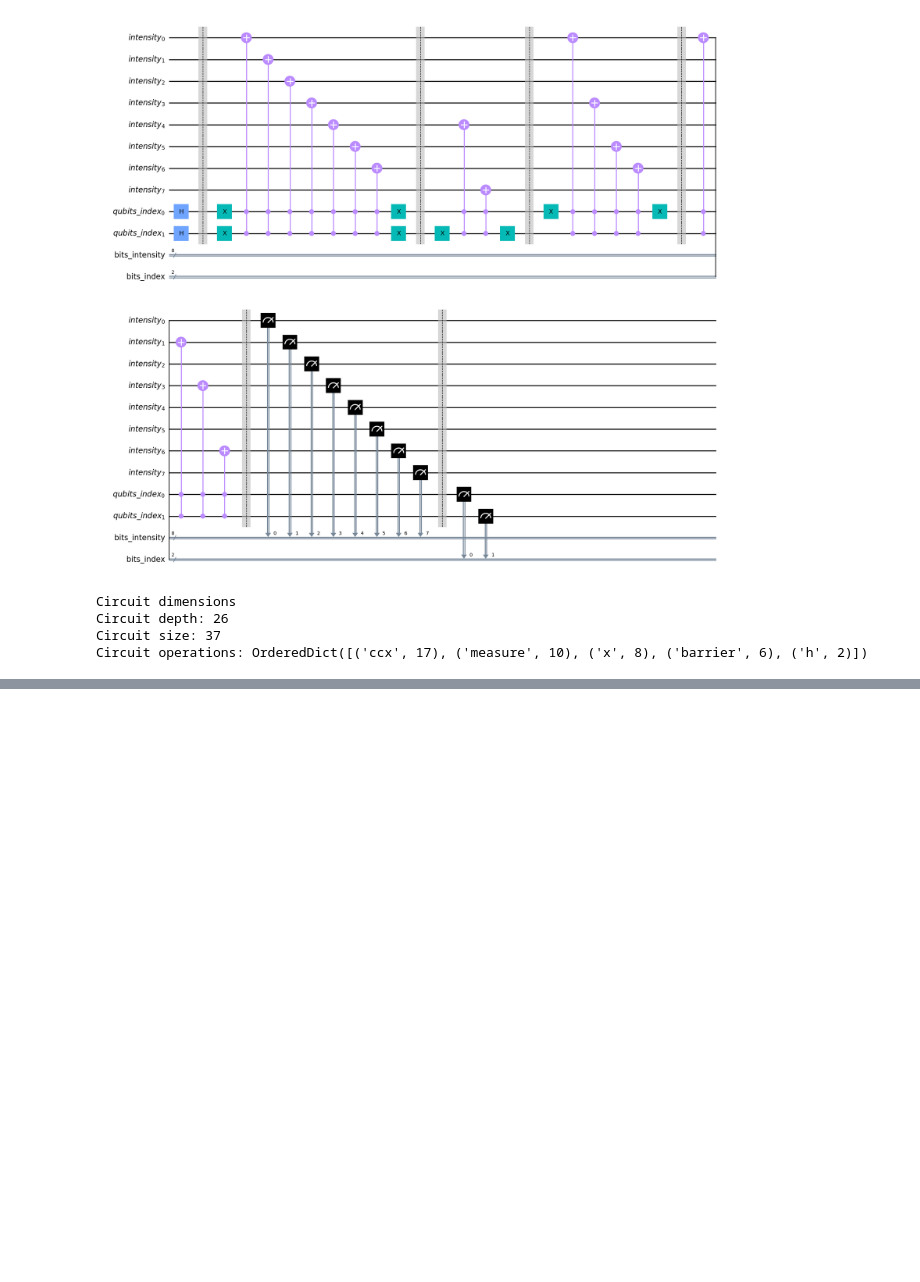
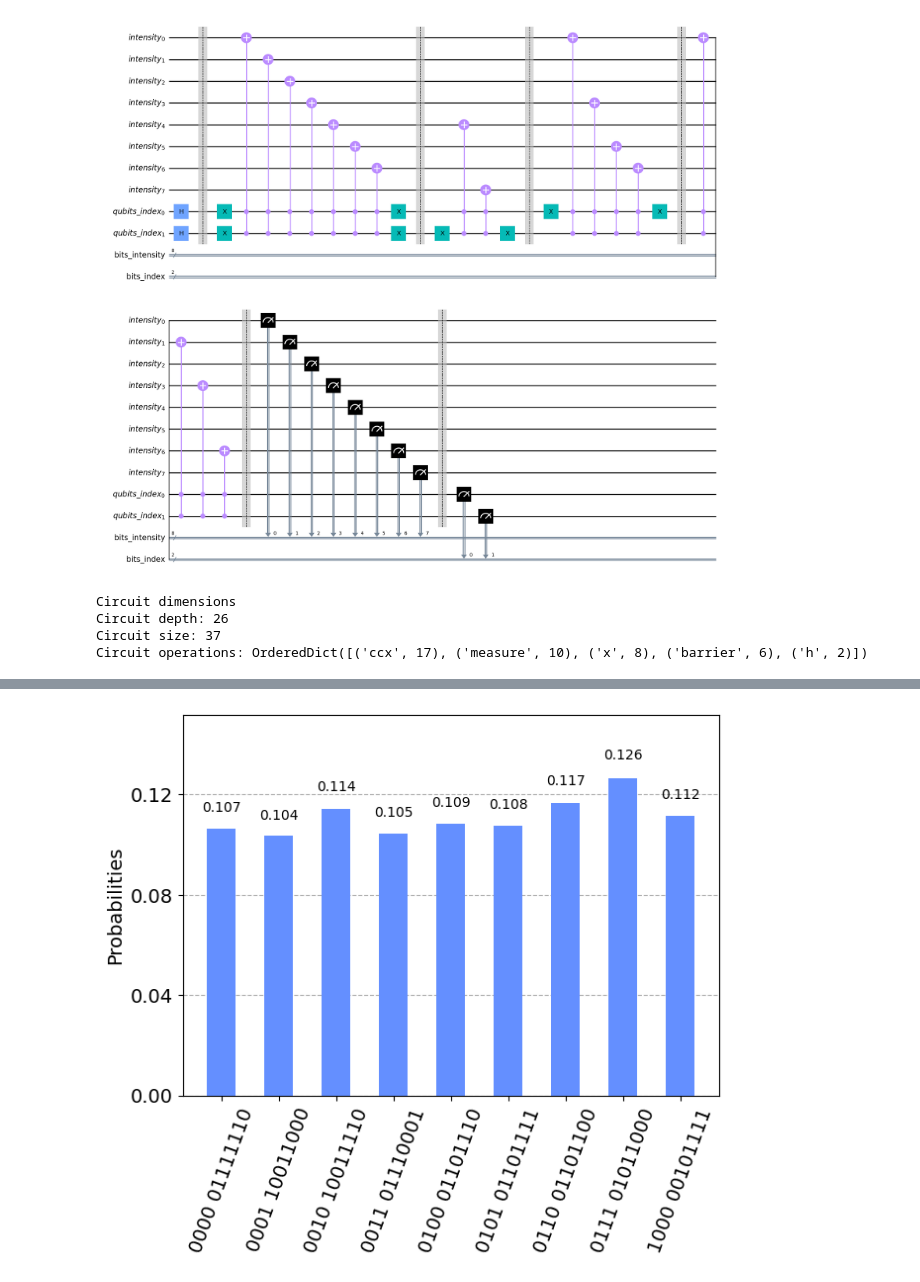
Before and after one commit to jvscursulim/qamp_fall22_project, a Jupyter notebook: draft.ipynb, the cells around one changed output, grey strips where cells are left out. Cells and saved outputs as stored; diff of their text form; code cells hidden in the pictures; blank space fills up the shorter version.

```diff
--- a/draft.ipynb
+++ b/draft.ipynb
@@ -125,0 +143,10 @@ plot_histogram(counts)
+# %%
+shots = 8192
+backend = Aer.get_backend("qasm_simulator")
+counts = execute(experiments=qcircuit, backend=backend, shots=shots).result().get_counts()
+# %%
+keys_list = [key for key, _ in sorted(counts.items())][:9]
+processed_counts = {key: counts[key] for key in keys_list}
+plot_histogram(processed_counts)
+# %% [output]
+[figure, added]
```
Also changed, not shown: parts of 11 cells of this notebook.
